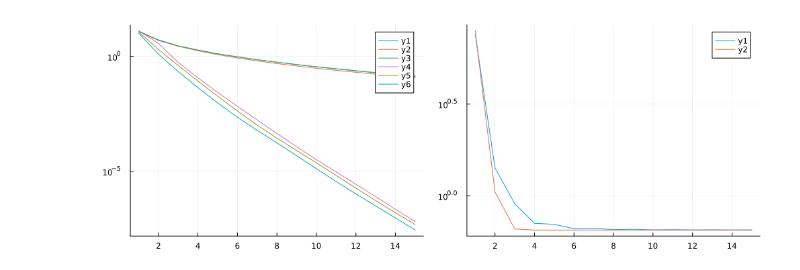
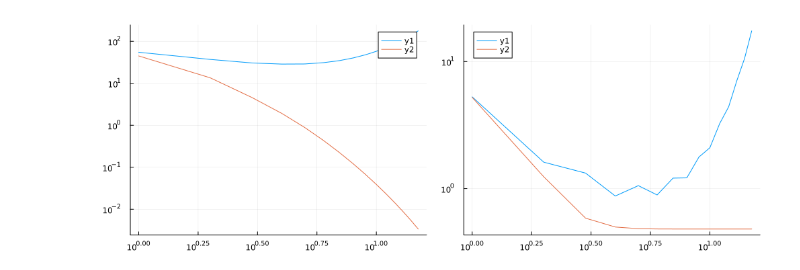
Before and after one commit to smichelena/QuadraticTeamDecisionSolver.jl, a Jupyter notebook: solverTesting.ipynb, the cells around one changed output. Drawn from its saved outputs; the diff is of its cells as text; code cells hidden in the pictures.

```diff
--- a/solverTesting.ipynb
+++ b/solverTesting.ipynb
@@ -3,9 +3,9 @@ using QuadraticTeamDecisionSolver, Distributions, Statistics, LinearAlgebra, Plo
 # %%
 p = QuadTeamProblem(3, [4, 4, 4], [1, 1, 1], ComplexF64);
 # %%
-t = teamMMSEproblem(1.9, [0.0, 0.0, 0.0], [1.0, 1.0, 1.0], [0.0, 0.0, 0.0], [0.5, 0.7, 0.8], [0.2, 0.2, 0.2]);
+t = teamMMSEproblem(0.6309573444801932, [0.0, 0.0, 0.0], [1.0, 1.0, 1.0], [0.0, 0.0, 0.0], [0.5, 0.7, 0.8], [0.2, 0.2, 0.2]);
 # %%
-m = 200;
+m = 3000;
 iterations = 15;
 # %%
 Y, R, r, c = generateTeamMMSEsamples(p, t, m);
@@ -29,8 +29,8 @@ testW_alternating, _, _ = reformatData(p.N, m, iterations, w_alternating, R, r);
 perf_jacobi = [urisk(testW_jacobi[k], testR, testr, [c for _ in 1:m]) for k in 1:iterations];
 perf_alternating = [urisk(testW_alternating[k], testR, testr, [c for _ in 1:m]) for k in 1:iterations];
 # %%
-perf = plot([perf_jacobi, perf_alternating], yscale=:log10);
-conv = plot([conv_jacobi, conv_alternating], yscale=:log10);
-plot(conv, perf, layout=(1,2), size = (1000, 350))
+perf = plot([perf_jacobi, perf_alternating], yscale = :log10, xscale = :log10);
+conv = plot([sum(conv_jacobi) / length(conv_jacobi), sum(conv_alternating) / length(conv_alternating)], yscale = :log10, xscale = :log10);
+plot(conv, perf, layout = (1, 2), size = (1000, 350))
 # %% [output]
-[figure, old version]
+[figure, new version]
```
Also changed, not shown: 2 other files.
